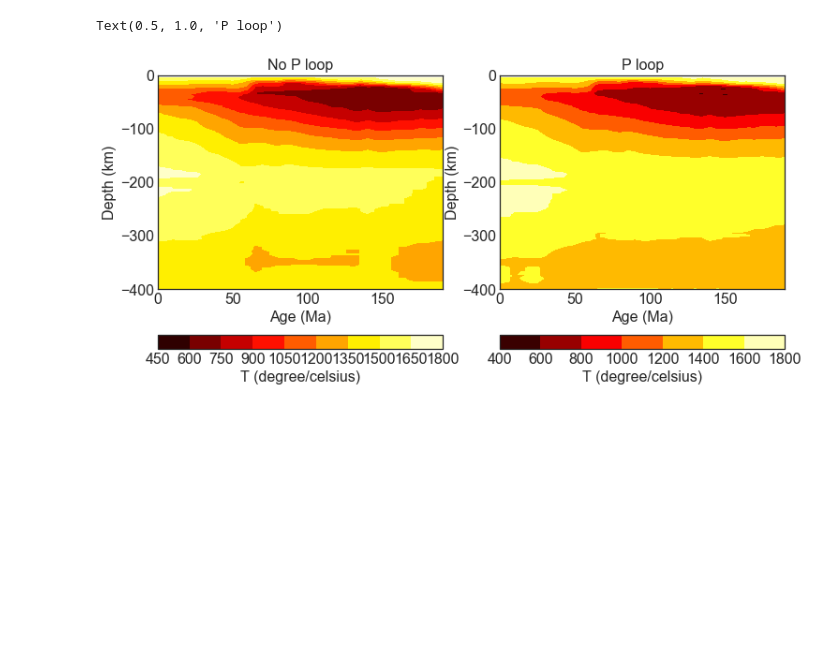
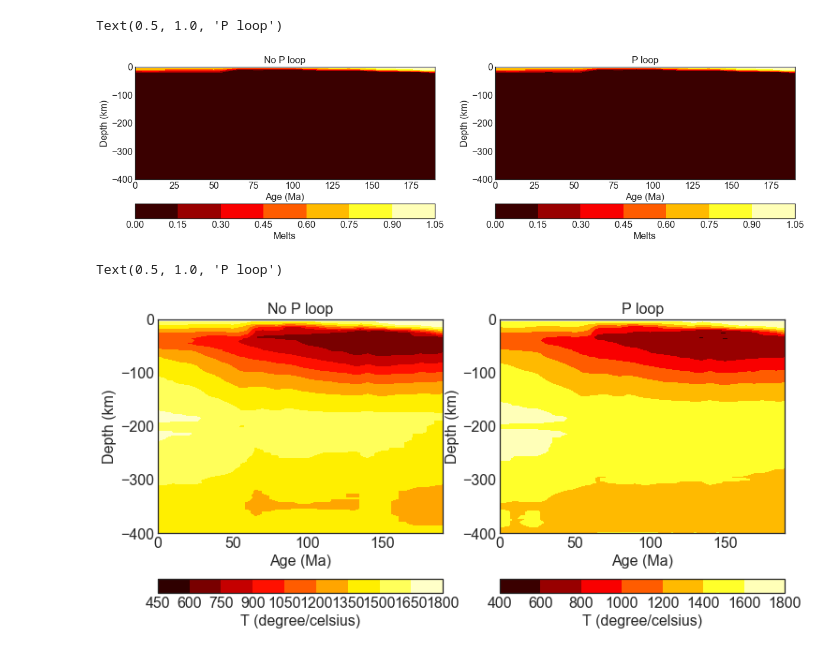
Before and after one commit to ajay6763/V2RhoT_gibbs, a Jupyter notebook: pressure_loop_thermal_boundary_layer_benchmark.ipynb, the cells around one changed output. Drawn from its saved outputs; the diff is of its cells as text; code cells hidden in the pictures; blank space fills up the shorter version.

```diff
--- a/pressure_loop_thermal_boundary_layer_benchmark.ipynb
+++ b/pressure_loop_thermal_boundary_layer_benchmark.ipynb
@@ -273,0 +320,15 @@ P,T,D,Vp,Vs,melt=vel_to_temp(nx,ny,nz,V,DMM_atten_melt_corrected)
+# %%
+tri = Triangulation(nx.flatten(),-nz.flatten())
+fig, ax = plt.subplots(1, 2,sharex=False, sharey=False,figsize=(20,5))
+D_gibbs = ax[0].tricontourf(tri, D.flatten())
+D_gibbs_P = ax[1].tricontourf(tri, D_P_loop.flatten())
+for a in ax:
+        #a.set_aspect('equal')
+        a.set_ylim([-400,0])
+        a.set_xlabel('Age (Ma)')
+        a.set_ylabel('Depth (km)')
+        a.set_title('')
+fig.colorbar(D_gibbs, ax=ax[0], label='Density (kg/m3)', orientation='horizontal')
+fig.colorbar(D_gibbs_P, ax=ax[1], label='Density (kg/m3)', orientation='horizontal')
+ax[0].set_title('No P loop')
+ax[1].set_title('P loop')
@@ -274,3 +338,21 @@ P,T,D,Vp,Vs,melt=vel_to_temp(nx,ny,nz,V,DMM_atten_melt_corrected)
+# %%
+tri = Triangulation(nx.flatten(),-nz.flatten())
+fig, ax = plt.subplots(1, 2,sharex=False, sharey=False,figsize=(20,5))
+D_gibbs   = ax[0].tricontourf(tri, melt.flatten(),cmap='hot')#,levels=np.arange(0,2,0.2))
+D_gibbs_P = ax[1].tricontourf(tri, melt_P_loop.flatten(),cmap='hot')#,levels=np.arange(0,2,0.2))
+for a in ax:
+        #a.set_aspect('equal')
+        a.set_ylim([-400,0])
+        a.set_xlabel('Age (Ma)')
+        a.set_ylabel('Depth (km)')
+        a.set_title('')
+fig.colorbar(D_gibbs, ax=ax[0], label='Melts', orientation='horizontal')
+fig.colorbar(D_gibbs_P, ax=ax[1], label='Melts', orientation='horizontal')
+ax[0].set_title('No P loop')
+ax[1].set_title('P loop')
+# %% [output]
+Text(0.5, 1.0, 'P loop')
+[figure, added]
 # %%
 tri = Triangulation(nx.flatten(),-nz.flatten())
 fig, ax = plt.subplots(1, 2,sharex=False, sharey=False,figsize=(12,6))
```
Also changed, not shown: parts of 11 cells of this notebook, 2 other files.
